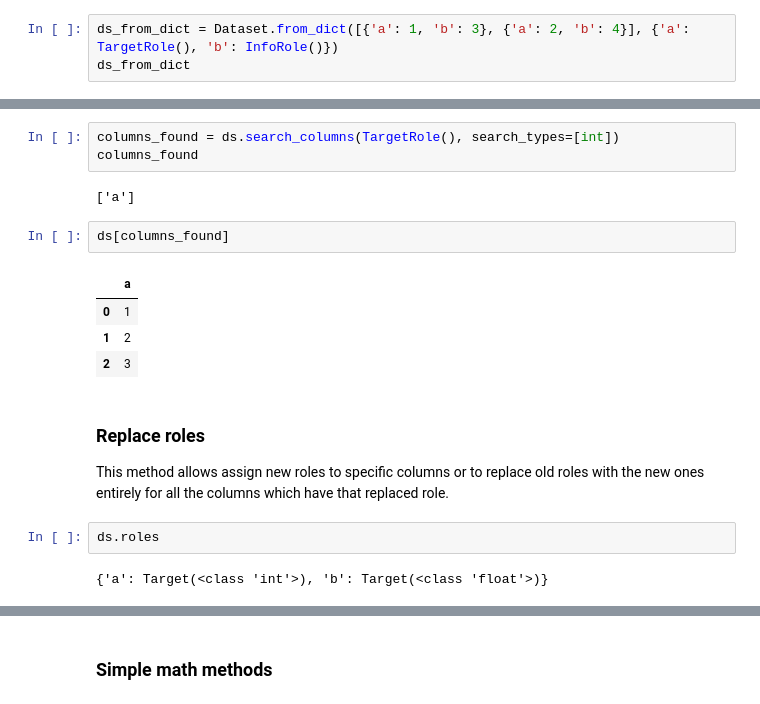
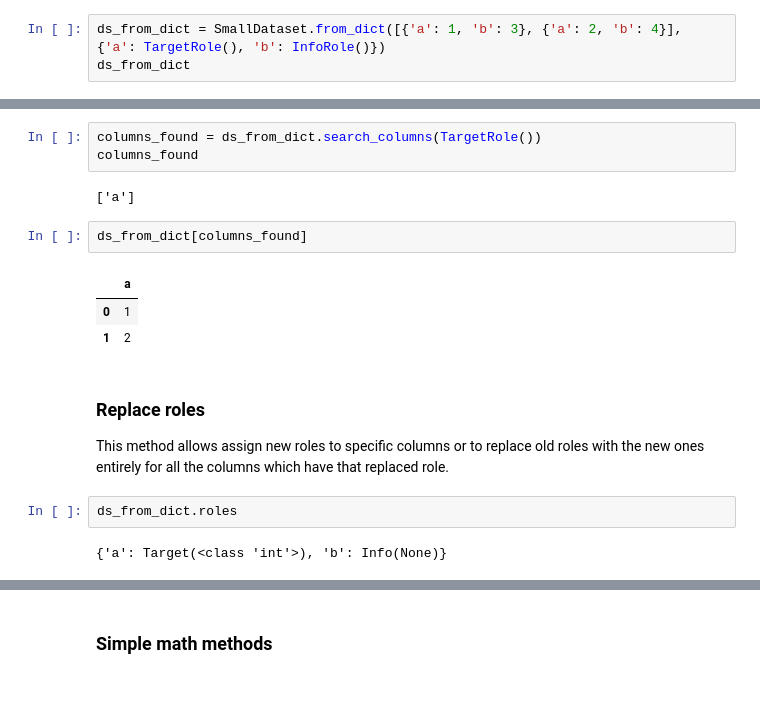
Before and after one commit to sb-ai-lab/HypEx, a Jupyter notebook: DatasetTutorial.ipynb, the cells around one changed output, grey strips where cells are left out. Saved outputs shown, nothing was run; the diff lists cells and outputs as text.

```diff
--- a/DatasetTutorial.ipynb
+++ b/DatasetTutorial.ipynb
@@ -110,7 +356,7 @@ ds_from_dict
 # %% [markdown]
 Second way:
 # %%
-ds_from_dict = Dataset.from_dict([{'a': 1, 'b': 3}, {'a': 2, 'b': 4}], {'a': TargetRole(), 'b': InfoRole()})
+ds_from_dict = SmallDataset.from_dict([{'a': 1, 'b': 3}, {'a': 2, 'b': 4}], {'a': TargetRole(), 'b': InfoRole()})
 ds_from_dict
 # %% [output]
 |  | a | b |
@@ -120,23 +366,22 @@ ds_from_dict
 ### Search Columns
 This method allows you to search columns in a Dataset object by their roles and data types.
 # %%
-columns_found = ds.search_columns(TargetRole(), search_types=[int])
+columns_found = ds_from_dict.search_columns(TargetRole())
 columns_found
 # %% [output]
 ['a']
 # %%
-ds[columns_found]
+ds_from_dict[columns_found]
 # %% [output]
 |  | a |
 | 0 | 1 |
 | 1 | 2 |
-| 2 | 3 |
 # %% [markdown]
 ### Replace roles
 
 This method allows assign new roles to specific columns or to replace old roles with the new ones entirely for all the columns which have that replaced role.
 # %%
-ds.roles
+ds_from_dict.roles
 # %% [output]
-{'a': Target(<class 'int'>), 'b': Target(<class 'float'>)}
+{'a': Target(<class 'int'>), 'b': Info(None)}
 # %%
```
Also changed, not shown: parts of 46 cells of this notebook, 11 other files.
